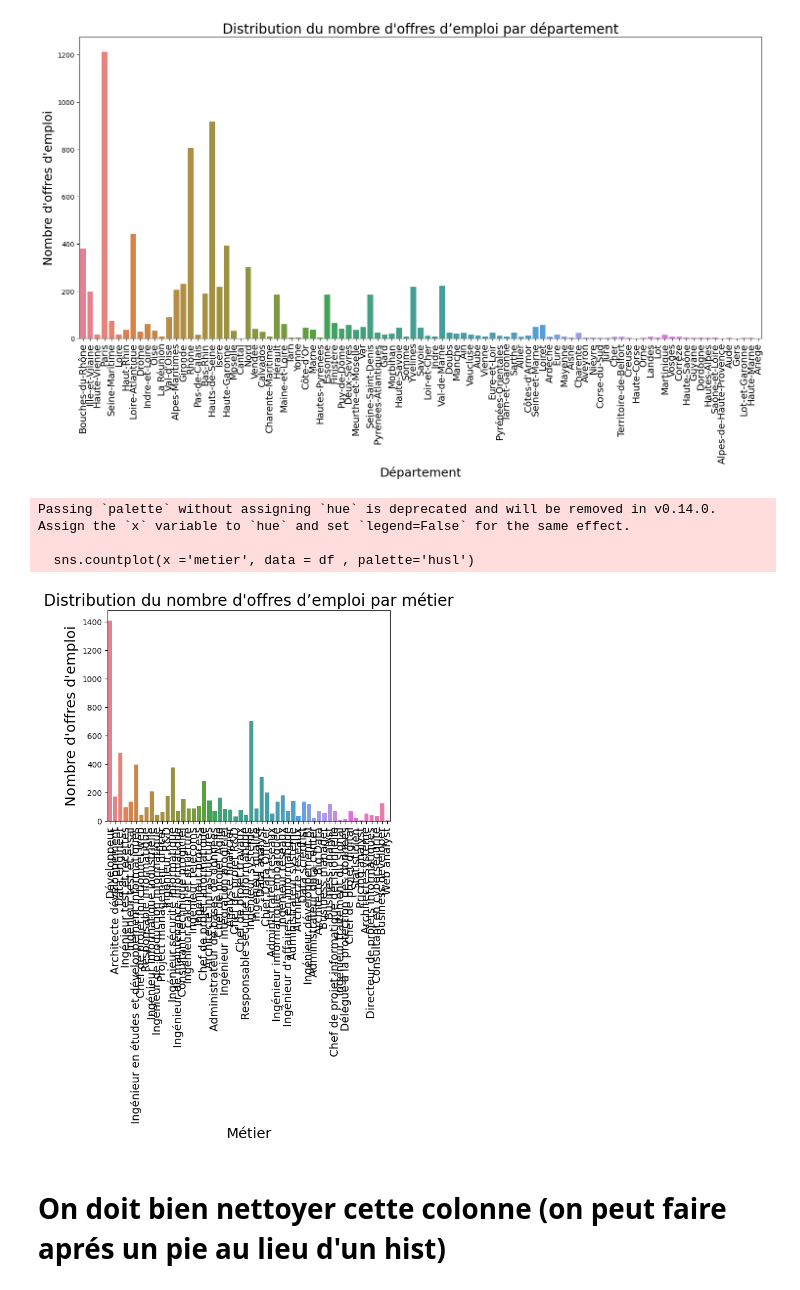
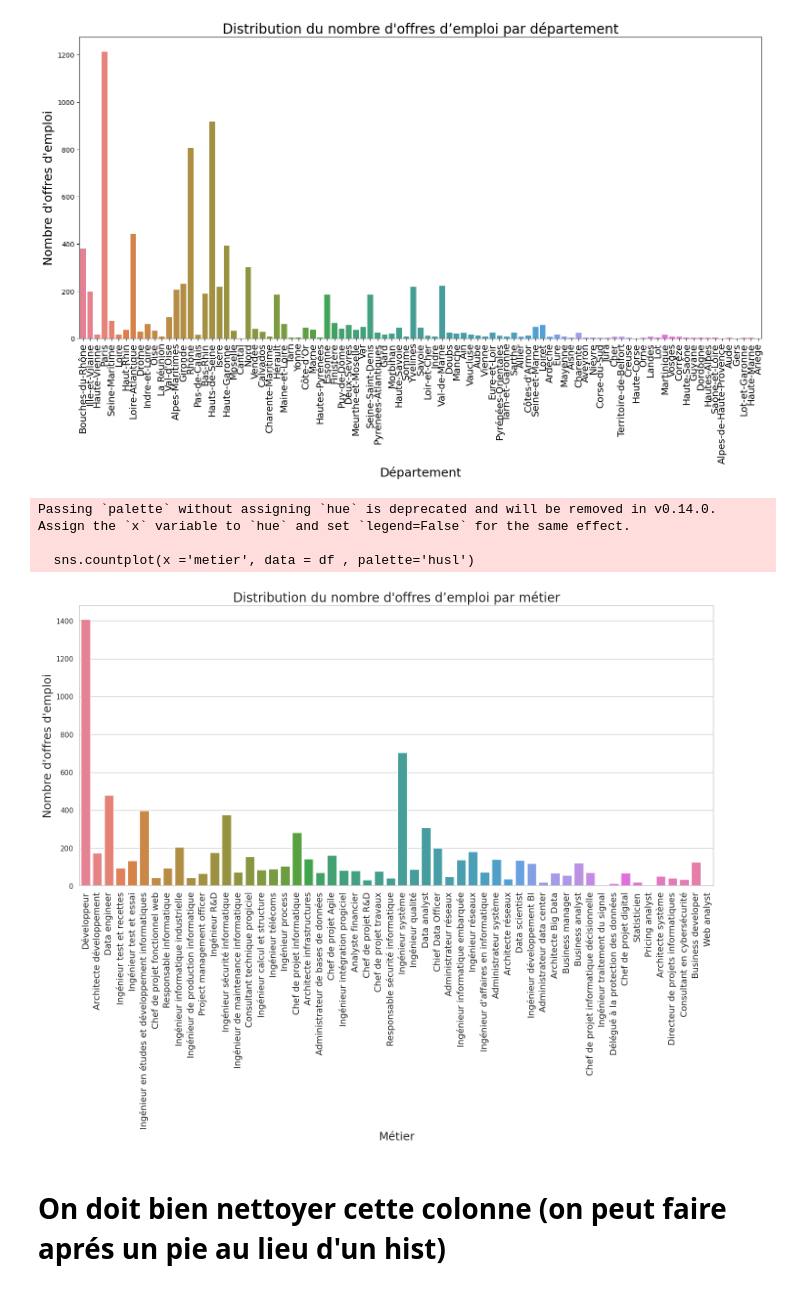
Before and after one commit to Racha1004/DALAS_projet, a Jupyter notebook: 2_EDA.ipynb, the cells around one changed output. Cells and saved outputs as stored; diff of their text form; code cells hidden in the pictures.

```diff
--- a/2_EDA.ipynb
+++ b/2_EDA.ipynb
@@ -303,20 +303,20 @@ Passing `palette` without assigning `hue` is deprecated and will be removed in v
   sns.countplot(x ='departement', data = df , palette='husl')
 [figure]
 # %%
-#plt.figure(figsize=(15,8))
+plt.figure(figsize=(18,8))
 
 sns.countplot(x ='metier', data = df , palette='husl')
 plt.title("Distribution du nombre d'offres d’emploi par métier", fontsize=20)
 plt.xlabel('Métier', fontsize=18)
 plt.ylabel("Nombre d'offres d'emploi", fontsize=18)
 plt.xticks(fontsize=14, rotation=90)
 
 plt.show()
 # %% [output]
 Passing `palette` without assigning `hue` is deprecated and will be removed in v0.14.0. Assign the `x` variable to `hue` and set `legend=False` for the same effect.
 
   sns.countplot(x ='metier', data = df , palette='husl')
-[figure, old version]
+[figure, new version]
 # %% [markdown]
 # On doit bien nettoyer cette colonne (on peut faire aprés un pie au lieu d'un hist)
 # %%
```
Also changed, not shown: parts of 1 cell of this notebook, 1 other file.
